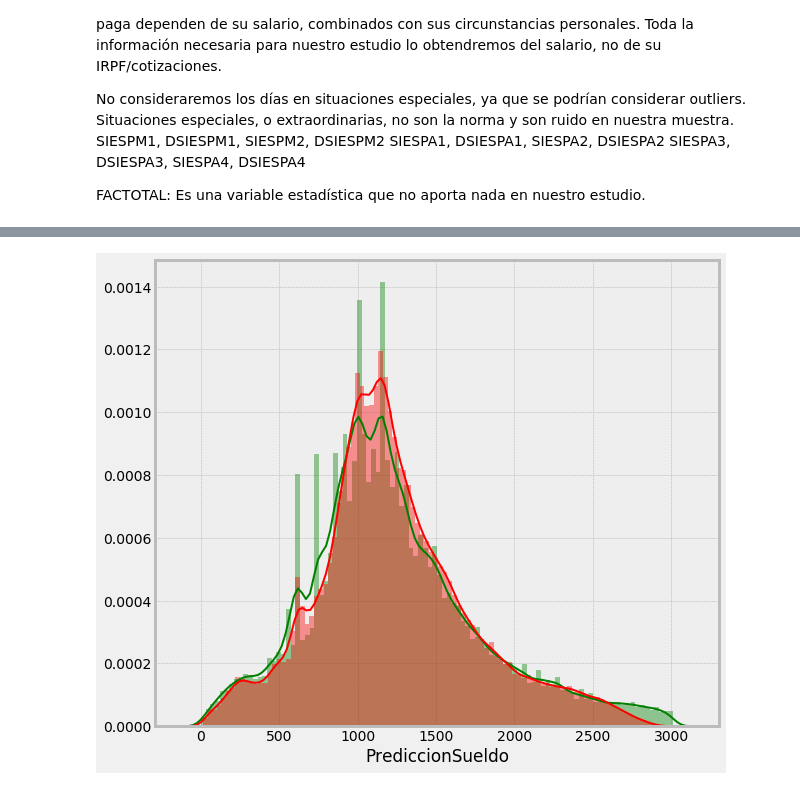
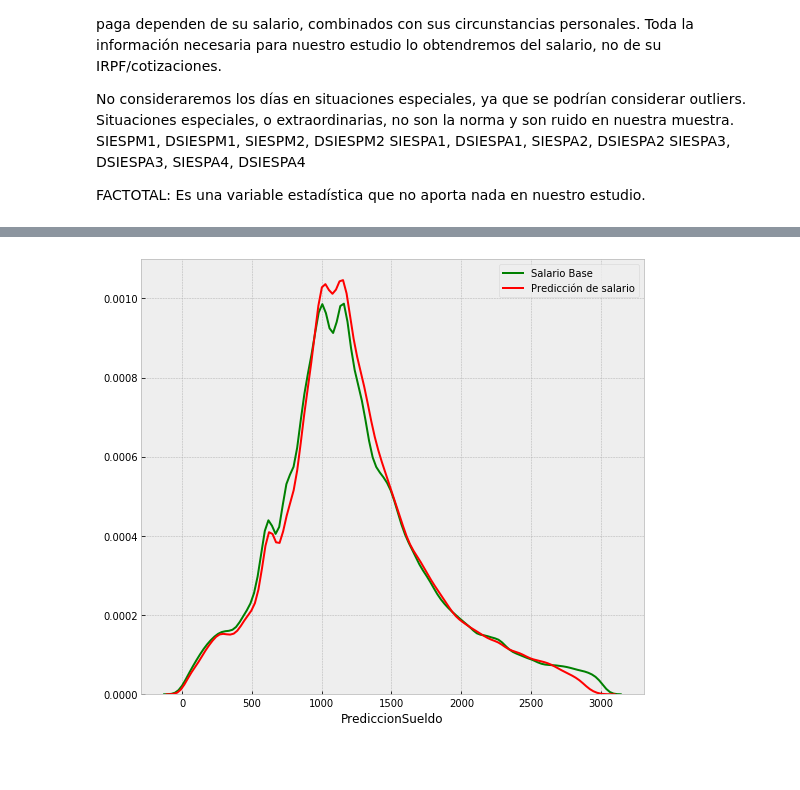
Before and after one commit to Jorge-Saura/UOC-Tipologia-Practica2, a Jupyter notebook: practica.ipynb, the cells around one changed output, grey strips where cells are left out. Cells and saved outputs as stored; diff of their text form; code cells hidden in the pictures; blank space fills up the shorter version.

```diff
--- a/practica.ipynb
+++ b/practica.ipynb
@@ -552,8 +552,8 @@ prediccion =  rf.predict(features_comprobacion)
 dfWithPrediccion = dfSueldosReduced
 dfWithPrediccion['PrediccionSueldo'] = prediccion
 # %%
-plt.figure(figsize=(9, 8))
-sns.distplot(dfSueldosReduced['SALBASE'], color='g', bins=100, hist_kws={'alpha': 0.4}, hist=True);
-sns.distplot(dfSueldosReduced['PrediccionSueldo'], color='r', bins=100, hist_kws={'alpha': 0.4}, hist=True);
+fig = plt.figure(figsize=(9, 8))
+sns.distplot(dfSueldosReduced['SALBASE'], color='g', bins=100, hist_kws={'alpha': 0.4}, hist=False, label = 'Salario Base');
+sns.distplot(dfSueldosReduced['PrediccionSueldo'], color='r', bins=100, hist_kws={'alpha': 0.4}, hist=False,  label = 'Predicción de salario');
 # %% [output]
-[figure, old version]
+[figure, new version]
```
Also changed, not shown: parts of 20 cells of this notebook.
